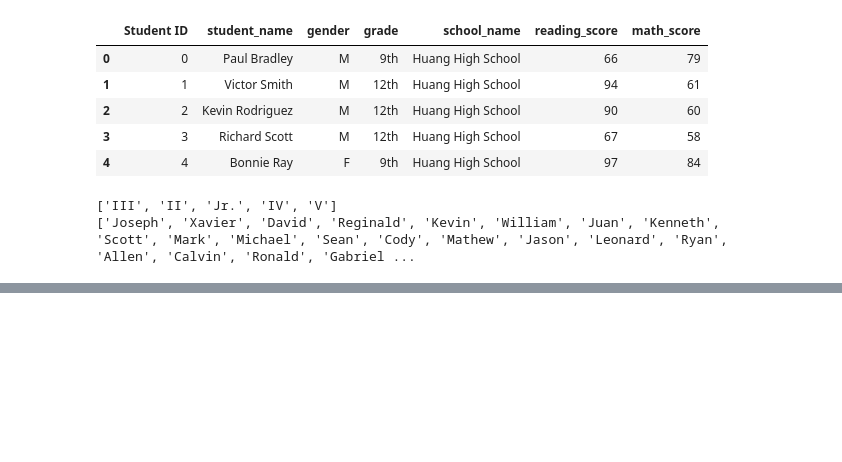
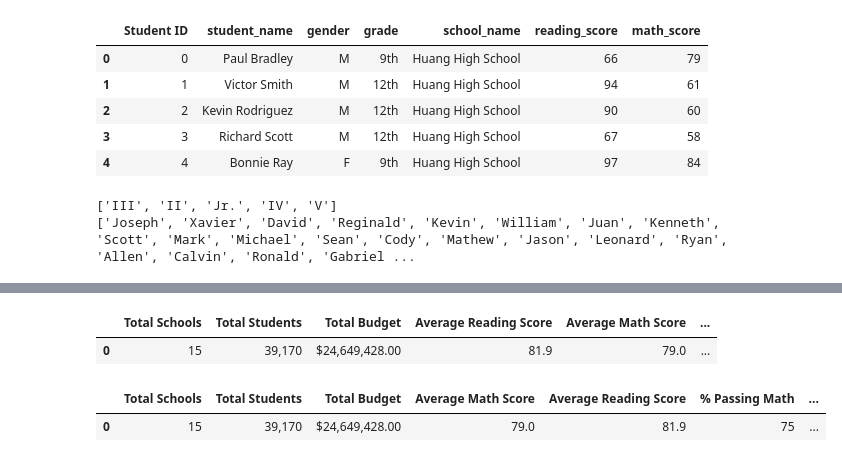
Before and after one commit to ccwillmore/School_District_Analysis, a Jupyter notebook: PyCitySchools.ipynb, the cells around one changed output, grey strips where cells are left out. Saved outputs shown, nothing was run; the diff lists cells and outputs as text; code cells hidden in the pictures; blank space fills up the shorter version.

```diff
--- a/PyCitySchools.ipynb
+++ b/PyCitySchools.ipynb
@@ -173,0 +251,5 @@ print(prefix)
+# %%
+pass_math_reading_df = school_data_complete_df[(school_data_complete_df['math_score']>=70) &
+                                          (school_data_complete_df['reading_score']>=70)]
+percent_pass_all = pass_math_reading_df['Student ID'].count() / school_data_complete_df['Student ID'].count() *100
+print(percent_pass_all)
@@ -173,0 +258,11 @@ print(prefix)
+# %%
+district_summary_df = pd.DataFrame([{'Total Schools':schools_count,
+                                   'Total Students':student_count,
+                                   'Total Budget': total_budget,
+                                   'Average Reading Score':mean_reading_total,
+                                   'Average Math Score': mean_math_total,
+                                   '% Passing Reading': percent_pass_reading,
+                                   '% Passing Math': percent_pass_math,
+                                   '% Overall Passing': percent_pass_all}])
+district_summary_df
+district_summary_df.dtypes
@@ -173,0 +279,22 @@ print(prefix)
+# %%
+district_summary_df['Total Schools'] = district_summary_df['Total Schools'].map("{:,}".format)
+district_summary_df['Total Students'] = district_summary_df['Total Students'].map("{:,}".format)
+district_summary_df['Total Budget'] = district_summary_df['Total Budget'].map("${:,.2f}".format)
+district_summary_df['Average Reading Score'] = district_summary_df['Average Reading Score'].map("{:.1f}".format)
+district_summary_df['Average Math Score'] = district_summary_df['Average Math Score'].map("{:.1f}".format)
+district_summary_df['% Passing Reading'] = district_summary_df['% Passing Reading'].map("{:.0f}".format)
+district_summary_df['% Passing Math'] = district_summary_df['% Passing Math'].map("{:.0f}".format)
+district_summary_df['% Overall Passing'] = district_summary_df['% Overall Passing'].map("{:.0f}".format)
+district_summary_df
+# %% [output]
+|  | Total Schools | Total Students | Total Budget | Average Reading Score | Average Math Score | ... |
+| 0 | 15 | 39,170 | $24,649,428.00 | 81.9 | 79.0 | ... |
+# %%
+new_column_order = ["Total Schools", "Total Students", "Total Budget","Average Math Score", "Average Reading Score",
+                    "% Passing Math", "% Passing Reading", "% Overall Passing"]
+district_summary_data_reorder_df = district_summary_df[new_column_order].copy()
+# %%
+district_summary_data_reorder_df
+# %% [output]
+|  | Total Schools | Total Students | Total Budget | Average Math Score | Average Reading Score | % Passing Math | ... |
+| 0 | 15 | 39,170 | $24,649,428.00 | 79.0 | 81.9 | 75 | ... |
```
Also changed, not shown: parts of 13 cells of this notebook.
